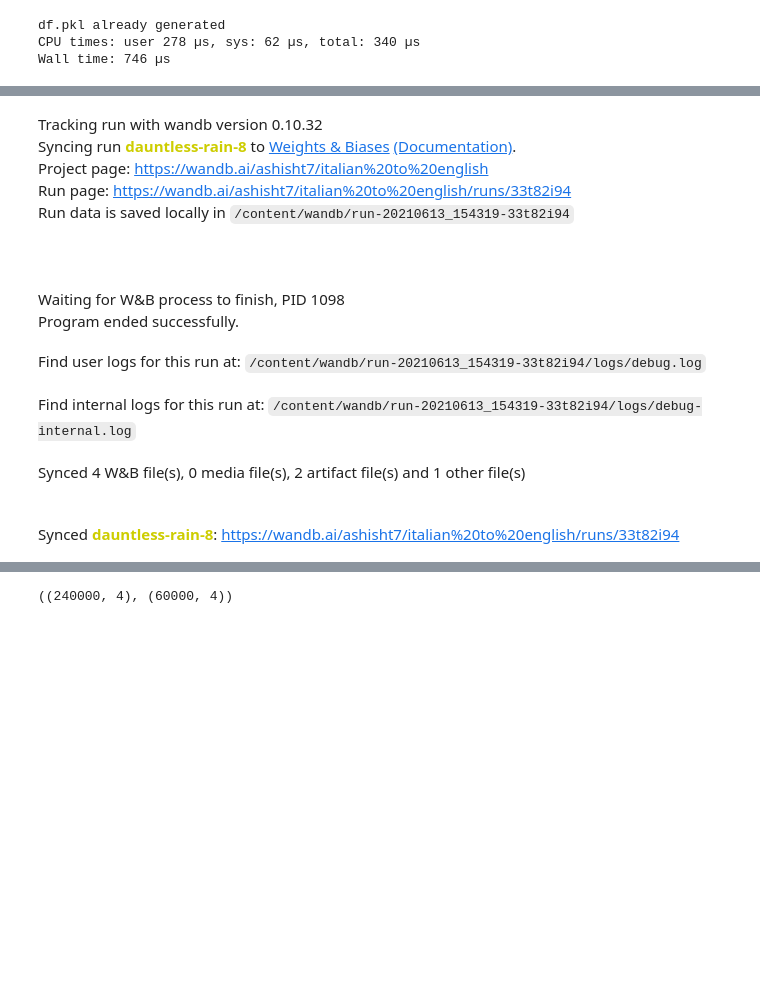
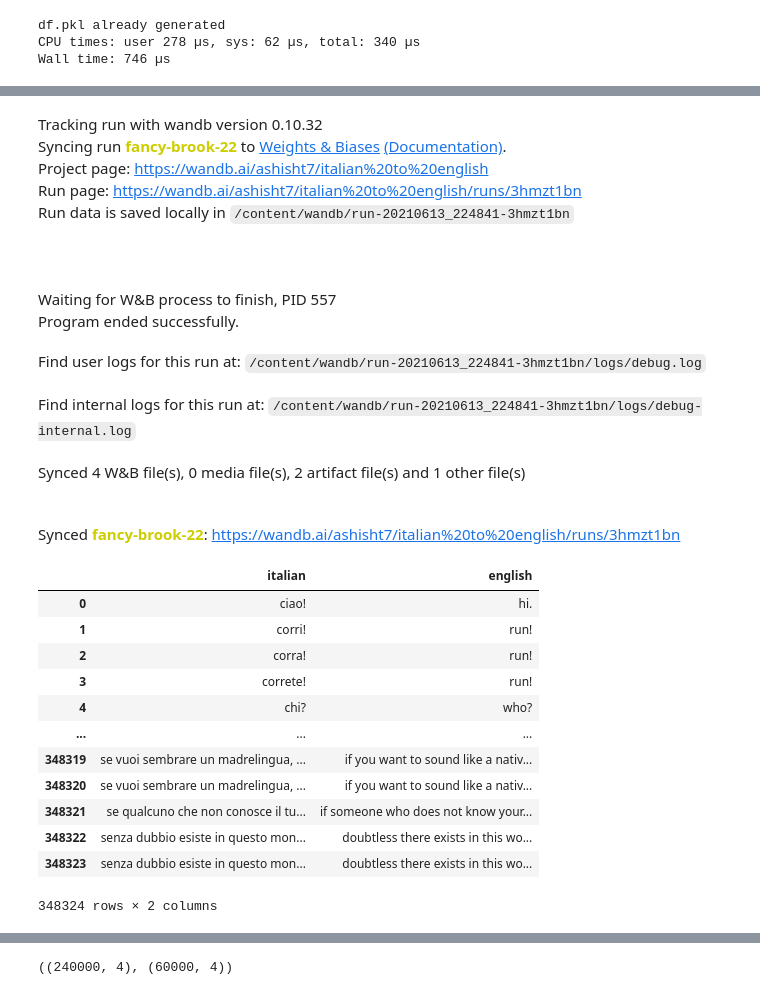
Before and after one commit to ashishthomaschempolil/Neural-Machine-Translation-Italian-to-English, a Jupyter notebook: italian_to_english_simple_encoder_decoder_model.ipynb, the cells around one changed output, grey strips where cells are left out. Drawn from its saved outputs; the diff is of its cells as text; code cells hidden in the pictures; blank space fills up the shorter version.

```diff
--- a/italian_to_english_simple_encoder_decoder_model.ipynb
+++ b/italian_to_english_simple_encoder_decoder_model.ipynb
@@ -204,24 +190,40 @@ Synced dataset_generation: https://wandb.ai/ashisht7/italian%20to%20english/runs
 # %%
-#using the logged artifact
-# run = wandb.init(project = 'italian to english')
-# artifact = run.use_artifact('ashisht7/italian to english/dataframe_unprocessed:latest',type = 'dataset')
-# artifact_dir = artifact.download()
-# run.finish()
+# using the logged artifact
+run = wandb.init(project = 'italian to english')
+artifact = run.use_artifact('ashisht7/italian to english/dataframe_unprocessed:latest',type = 'dataset')
+artifact_dir = artifact.download()
+run.finish()
 
-# path = os.path.join(artifact_dir,"df.pkl")
-# df = pd.read_pickle(path)
+path = os.path.join(artifact_dir,"df.pkl")
+df = pd.read_pickle(path)
 # %% [output]
 Tracking run with wandb version 0.10.32
-Syncing run dauntless-rain-8 to Weights & Biases (Documentation).
+Syncing run fancy-brook-22 to Weights & Biases (Documentation).
 Project page: https://wandb.ai/ashisht7/italian%20to%20english
-Run page: https://wandb.ai/ashisht7/italian%20to%20english/runs/33t82i94
-Run data is saved locally in /content/wandb/run-20210613_154319-33t82i94
+Run page: https://wandb.ai/ashisht7/italian%20to%20english/runs/3hmzt1bn
+Run data is saved locally in /content/wandb/run-20210613_224841-3hmzt1bn
-Waiting for W&B process to finish, PID 1098
+Waiting for W&B process to finish, PID 557
 Program ended successfully.
-Find user logs for this run at: /content/wandb/run-20210613_154319-33t82i94/logs/debug.log
+Find user logs for this run at: /content/wandb/run-20210613_224841-3hmzt1bn/logs/debug.log
-Find internal logs for this run at: /content/wandb/run-20210613_154319-33t82i94/logs/debug-internal.log
+Find internal logs for this run at: /content/wandb/run-20210613_224841-3hmzt1bn/logs/debug-internal.log
 Synced 4 W&B file(s), 0 media file(s), 2 artifact file(s) and 1 other file(s)
-Synced dauntless-rain-8: https://wandb.ai/ashisht7/italian%20to%20english/runs/33t82i94
+Synced fancy-brook-22: https://wandb.ai/ashisht7/italian%20to%20english/runs/3hmzt1bn
+# %%
+df
+# %% [output]
+|  | italian | english |
+| 0 | ciao! | hi. |
+| 1 | corri! | run! |
+| 2 | corra! | run! |
+| 3 | correte! | run! |
+| 4 | chi? | who? |
+| ... | ... | ... |
+| 348319 | se vuoi sembrare un madrelingua, ... | if you want to sound like a nativ... |
+| 348320 | se vuoi sembrare un madrelingua, ... | if you want to sound like a nativ... |
+| 348321 | se qualcuno che non conosce il tu... | if someone who does not know your... |
+| 348322 | senza dubbio esiste in questo mon... | doubtless there exists in this wo... |
+| 348323 | senza dubbio esiste in questo mon... | doubtless there exists in this wo... |
+348324 rows × 2 columns
 # %%
 # run = wandb.init(project = "italian to english",name = 'preprocessing the data')
 # artifact = wandb.Artifact(name = "dataframe_preprocessed",type = 'dataset')
```
Also changed, not shown: parts of 20 cells of this notebook.
